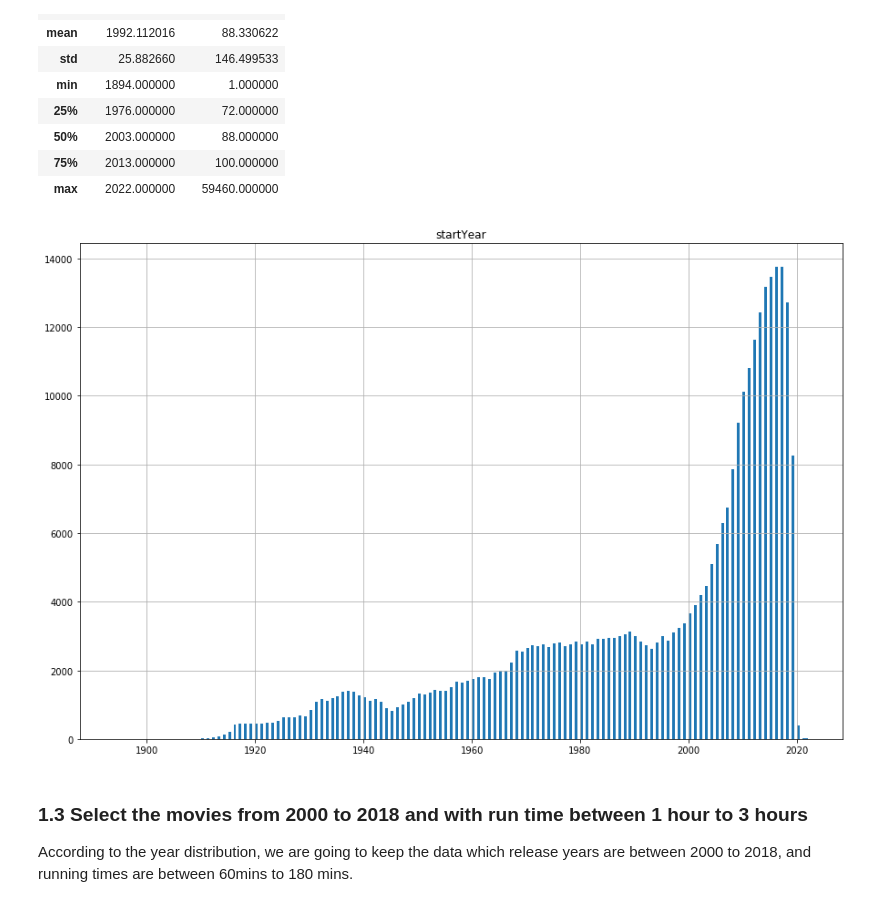
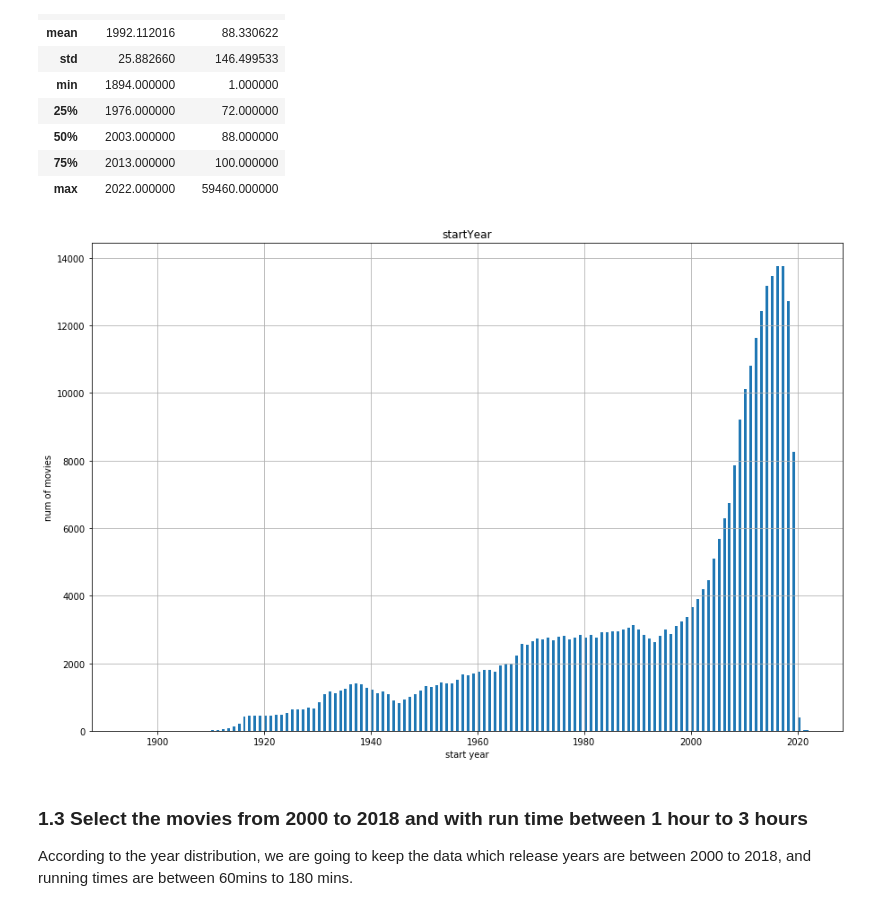
Before and after one commit to pupboss/CE7454-Project-Fall2019, a Jupyter notebook: notebook/data_clean.ipynb, the cells around one changed output. Drawn from its saved outputs; the diff is of its cells as text; code cells hidden in the pictures.

```diff
--- a/notebook/Untitled.ipynb
+++ b/notebook/data_clean.ipynb
@@ -48,9 +48,11 @@ file_movie_list.describe()
 # %%
 import matplotlib.pyplot as plt
 file_movie_list.hist(column="startYear",figsize=(15,10),bins=256)
+plt.xlabel("start year")
+plt.ylabel("num of movies")
 plt.show()
 # %% [output]
-[figure, old version]
+[figure, new version]
 # %% [markdown]
 ### 1.3 Select the movies from 2000 to 2018 and with run time between 1 hour to 3 hours
 
```
Also changed, not shown: parts of 2 cells of this notebook.
